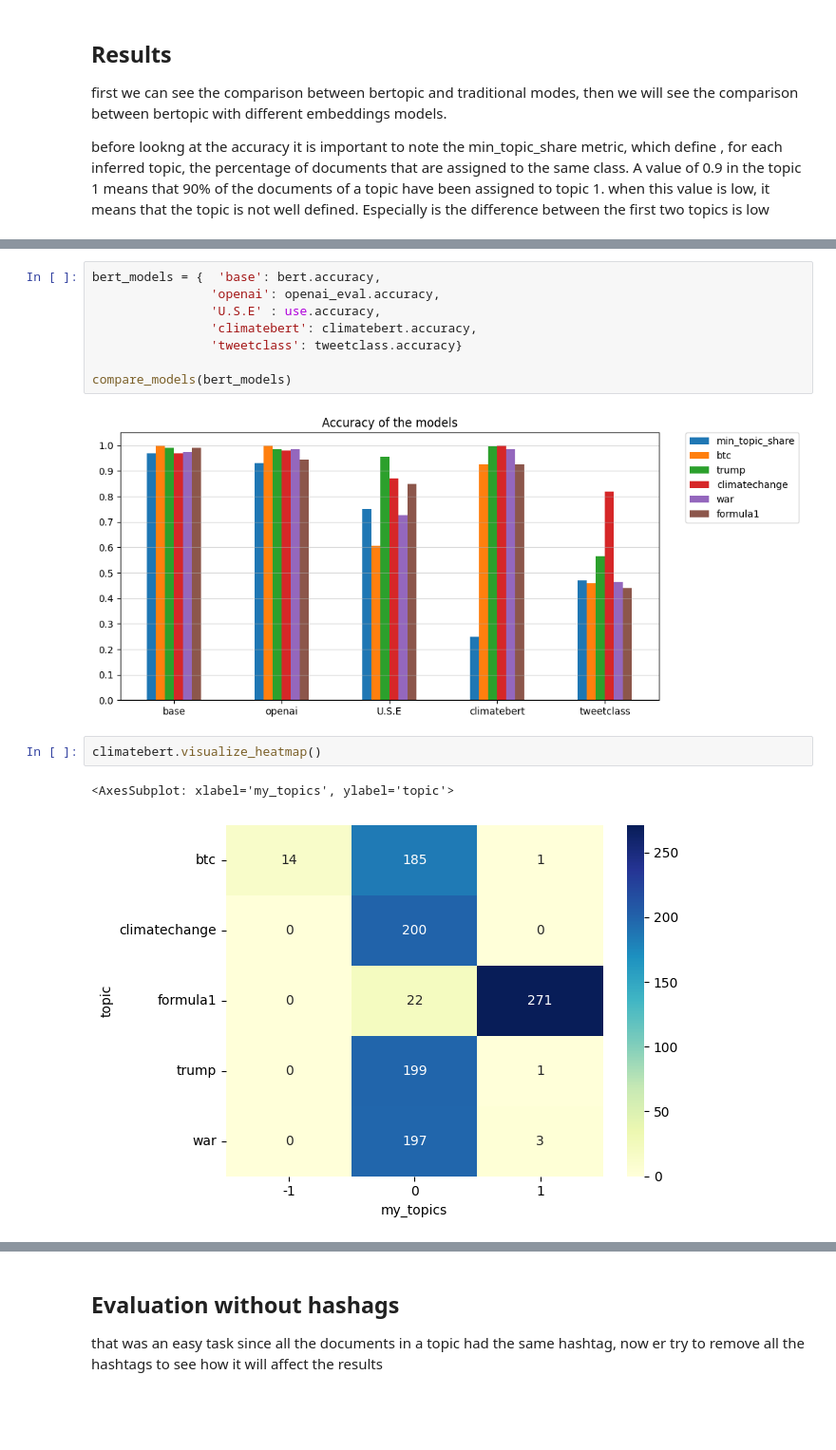
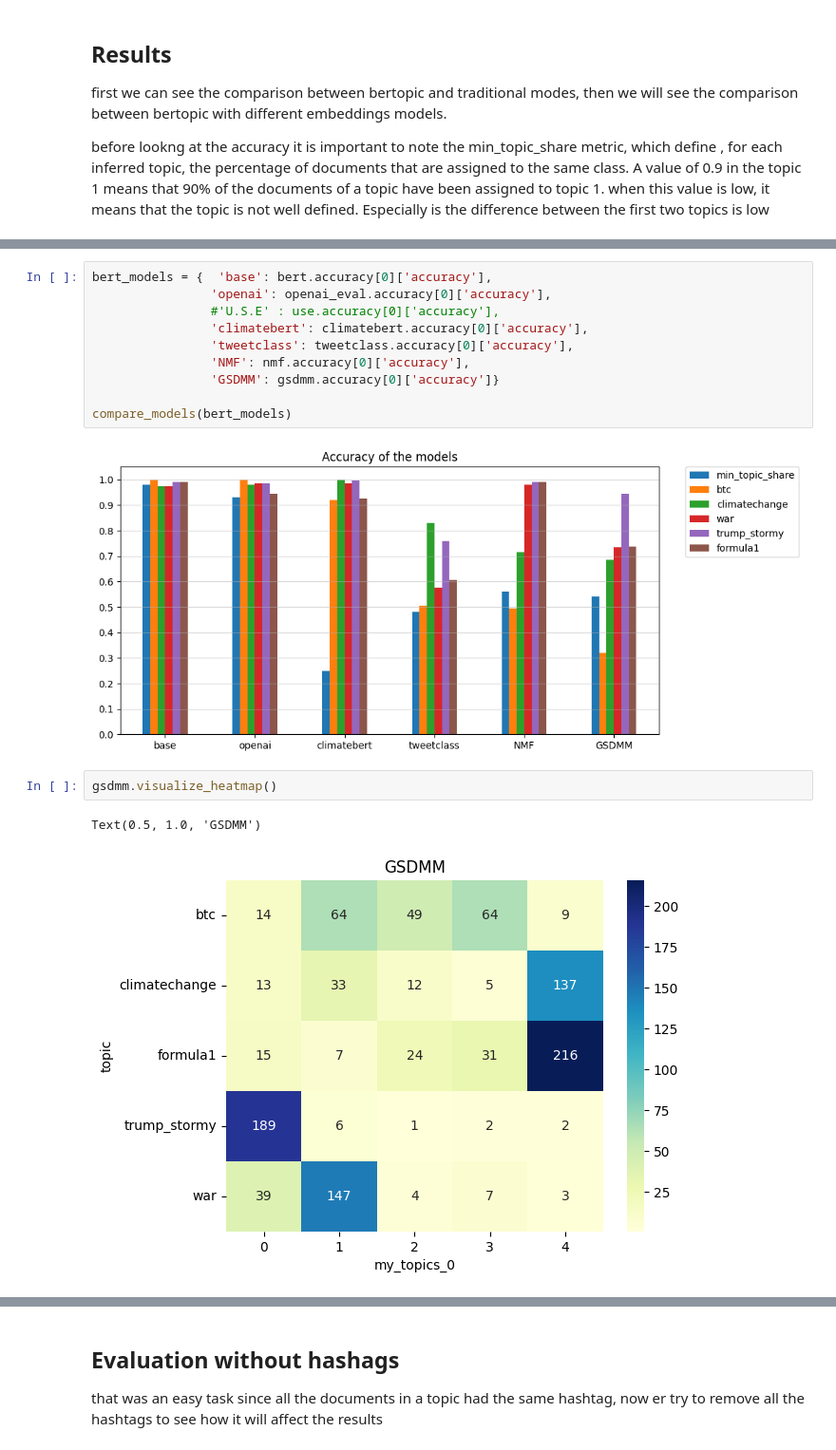
Before and after one commit to alessiogandelli/BERTopic_evaluation, a Jupyter notebook: src/notebooks/Supervised.ipynb, the cells around one changed output, grey strips where cells are left out. Shown at 95% size. Drawn from its saved outputs; the diff is of its cells as text; blank space fills up the shorter version.

```diff
--- a/src/notebooks/Supervised.ipynb
+++ b/src/notebooks/Supervised.ipynb
@@ -110,15 +77,17 @@ compare_models(models)
 # %%
-bert_models = {  'base': bert.accuracy,
-                'openai': openai_eval.accuracy,
-                'U.S.E' : use.accuracy,
-                'climatebert': climatebert.accuracy,
-                'tweetclass': tweetclass.accuracy}
+bert_models = {  'base': bert.accuracy[0]['accuracy'],
+                'openai': openai_eval.accuracy[0]['accuracy'],
+                #'U.S.E' : use.accuracy[0]['accuracy'],
+                'climatebert': climatebert.accuracy[0]['accuracy'],
+                'tweetclass': tweetclass.accuracy[0]['accuracy'],
+                'NMF': nmf.accuracy[0]['accuracy'],
+                'GSDMM': gsdmm.accuracy[0]['accuracy']}
 
 compare_models(bert_models)
 # %% [output]
-[figure, old version]
+[figure, new version]
 # %%
-climatebert.visualize_heatmap()
+gsdmm.visualize_heatmap()
 # %% [output]
-<AxesSubplot: xlabel='my_topics', ylabel='topic'>
+Text(0.5, 1.0, 'GSDMM')
-[figure, old version]
+[figure, new version]
```
Also changed, not shown: parts of 55 cells of this notebook, 8 other files.
